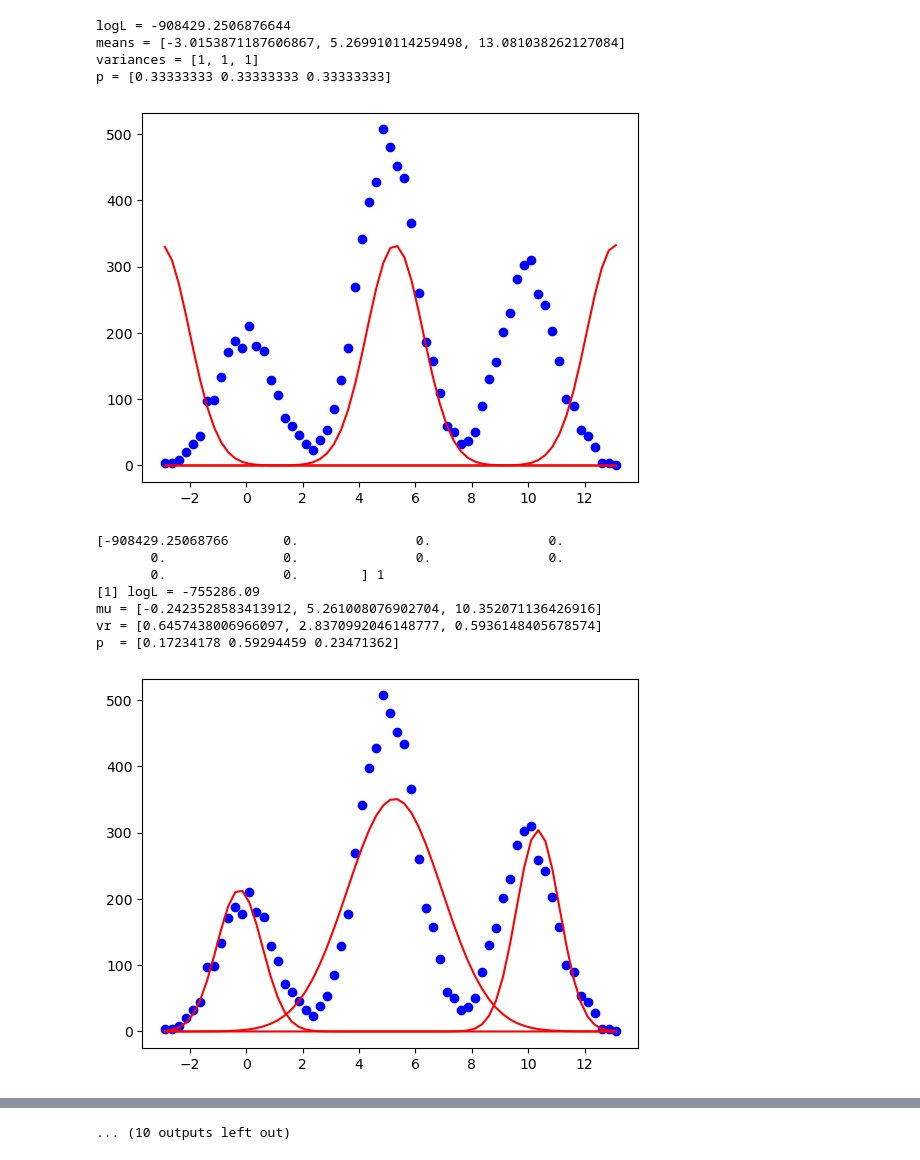
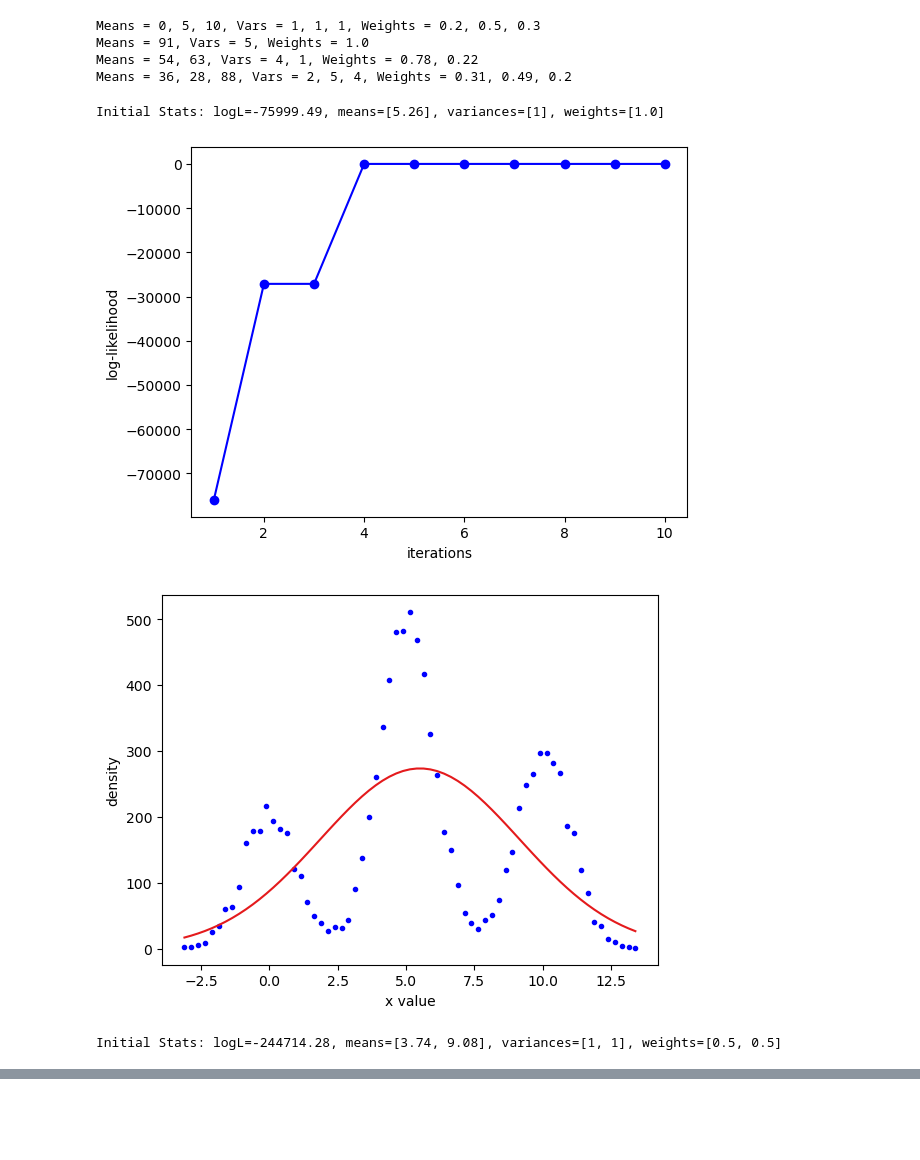
Before and after one commit to vivian-m-li/sv_gmm, a Jupyter notebook: gmm.ipynb, the cells around one changed output, grey strips where cells are left out. Drawn from its saved outputs; the diff is of its cells as text; code cells hidden in the pictures; blank space fills up the shorter version.

```diff
--- a/gmm.ipynb
+++ b/gmm.ipynb
@@ -45,20 +7,25 @@ p_true  = p
+# %%
+"""
+1. Generate synthetic data from a 3-mode gaussian mixture model
+"""
+
+x = generate_data(10000, mode_means=np.array([0, 5, 10]), mode_variances=np.array([1, 1, 1]), weights=np.array([0.2, 0.5, 0.3]))
+x1 = generate_data(10000, num_modes=1)
+x2 = generate_data(10000, num_modes=2)
+x3 = generate_data(10000, num_modes=3)
+# %% [output]
+Means = 0, 5, 10, Vars = 1, 1, 1, Weights = 0.2, 0.5, 0.3
+Means = 91, Vars = 5, Weights = 1.0
+Means = 54, 63, Vars = 4, 1, Weights = 0.78, 0.22
+Means = 36, 28, 88, Vars = 2, 5, 4, Weights = 0.31, 0.49, 0.2
 # %%
 """
 2. Estimate the parameters via EM
 """
 
-run_em(x)
+run_gmm(x)
 # %% [output]
-logL = -908429.2506876644
-means = [-3.0153871187606867, 5.269910114259498, 13.081038262127084]
-variances = [1, 1, 1]
-p = [0.33333333 0.33333333 0.33333333]
+Initial Stats: logL=-75999.49, means=[5.26], variances=[1], weights=[1.0]
-[figure, old version]
+[figure, new version]
+[figure, new version]
-[-908429.25068766       0.               0.               0.
-       0.               0.               0.               0.
-       0.               0.        ] 1
-[1] logL = -755286.09
-mu = [-0.2423528583413912, 5.261008076902704, 10.352071136426916]
-vr = [0.6457438006966097, 2.8370992046148777, 0.5936148405678574]
-p  = [0.17234178 0.59294459 0.23471362]
+Initial Stats: logL=-244714.28, means=[3.74, 9.08], variances=[1, 1], weights=[0.5, 0.5]
-[figure, old version]
@@ -97 +38,0 @@ p  = [0.19253802 0.51706077 0.29040121]
-... (10 outputs left out)
```
Also changed, not shown: parts of 3 cells of this notebook, 2 other files.
